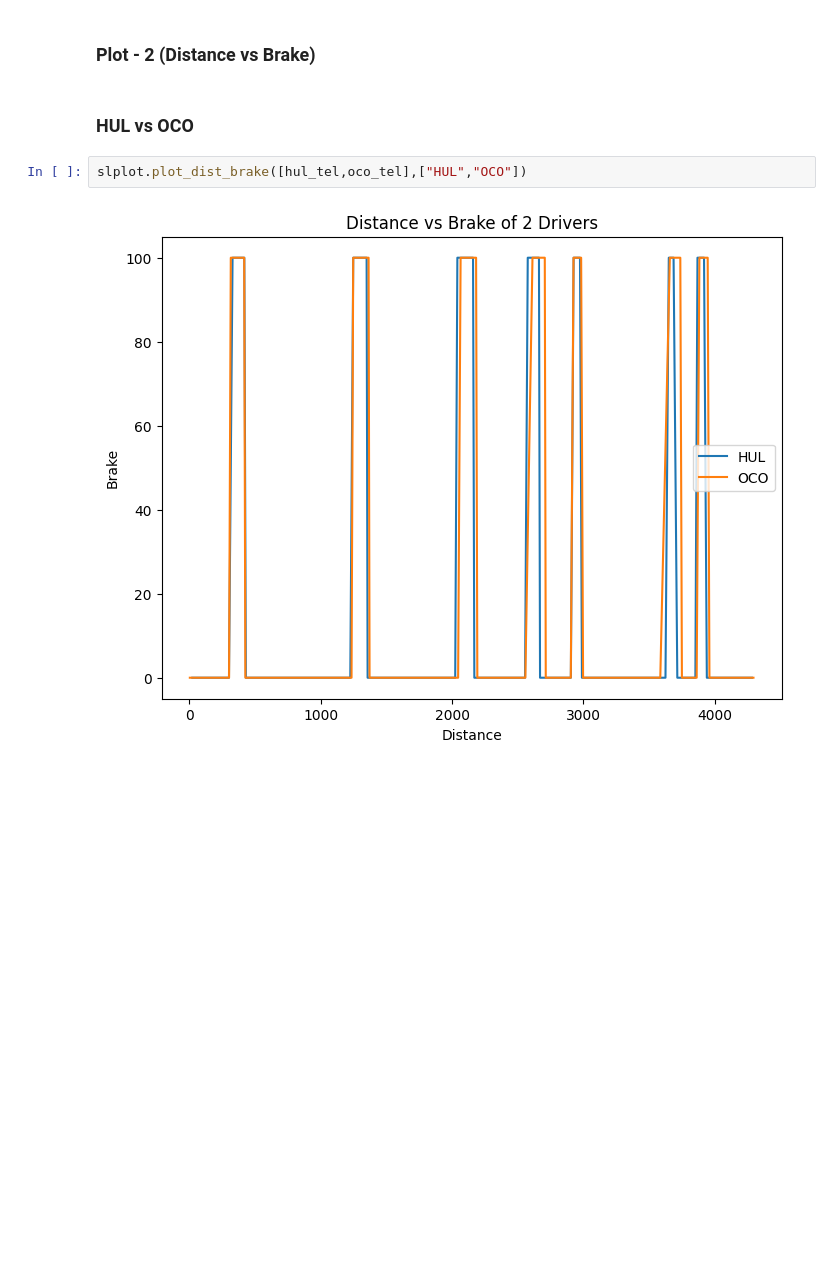
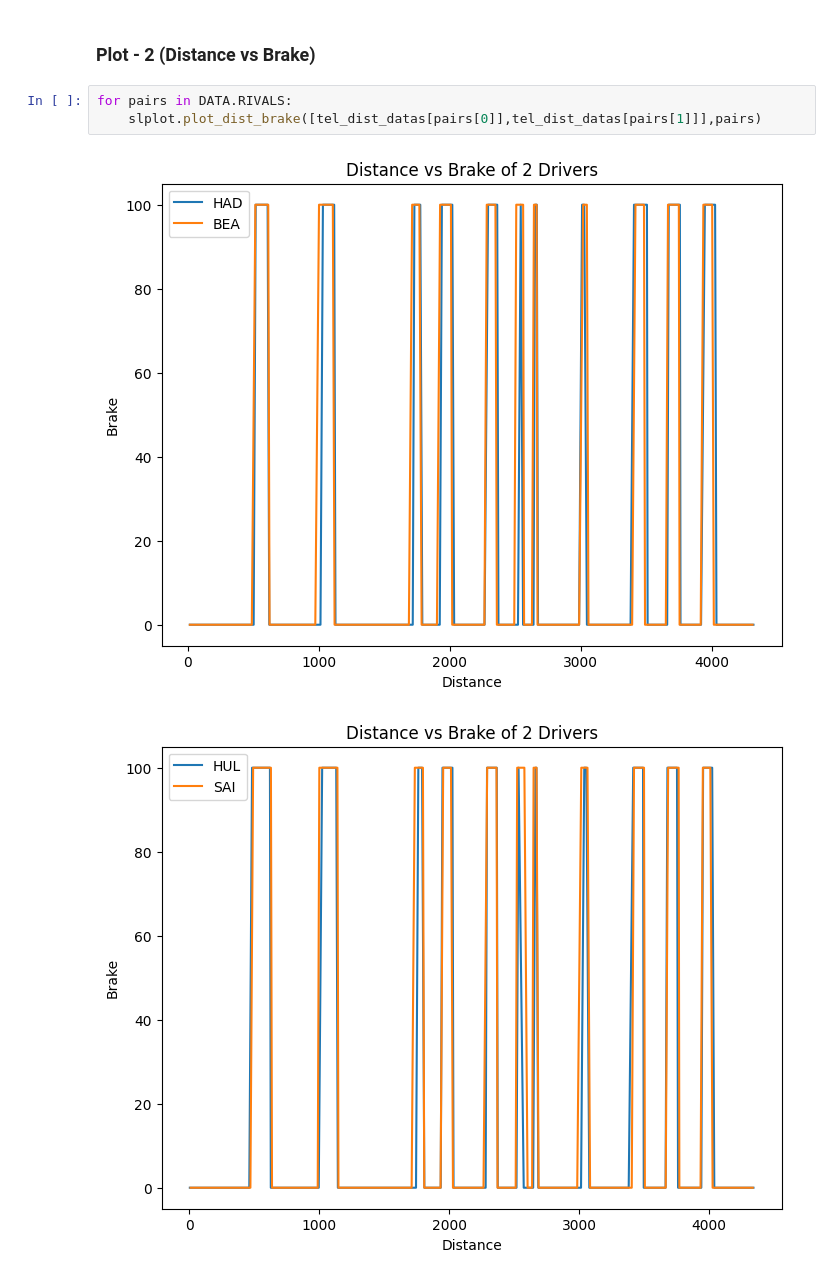
Before and after one commit to Mohandas-KJ/Slipstream-F1, a Jupyter notebook: 2026_Hungary_GP/notebooks/02_telemetry_analysis.ipynb, the cells around one changed output. Cells and saved outputs as stored; diff of their text form; blank space fills up the shorter version.

```diff
--- a/2026_Hungary_GP/notebooks/02_telemetry_analysis.ipynb
+++ b/2026_Hungary_GP/notebooks/02_telemetry_analysis.ipynb
@@ -149,9 +149,9 @@ for pairs in DATA.RIVALS:
 From the above Graph! Piastri Has an advantage! He has made the Fastest Lap among the Contenders!
 # %% [markdown]
 ### Plot - 2 (Distance vs Brake)
-# %% [markdown]
-### HUL vs OCO
 # %%
-slplot.plot_dist_brake([hul_tel,oco_tel],["HUL","OCO"])
+for pairs in DATA.RIVALS:
+    slplot.plot_dist_brake([tel_dist_datas[pairs[0]],tel_dist_datas[pairs[1]]],pairs)
 # %% [output]
-[figure, old version]
+[figure, new version]
+[figure, added]
```
Also changed, not shown: parts of 7 cells of this notebook.
